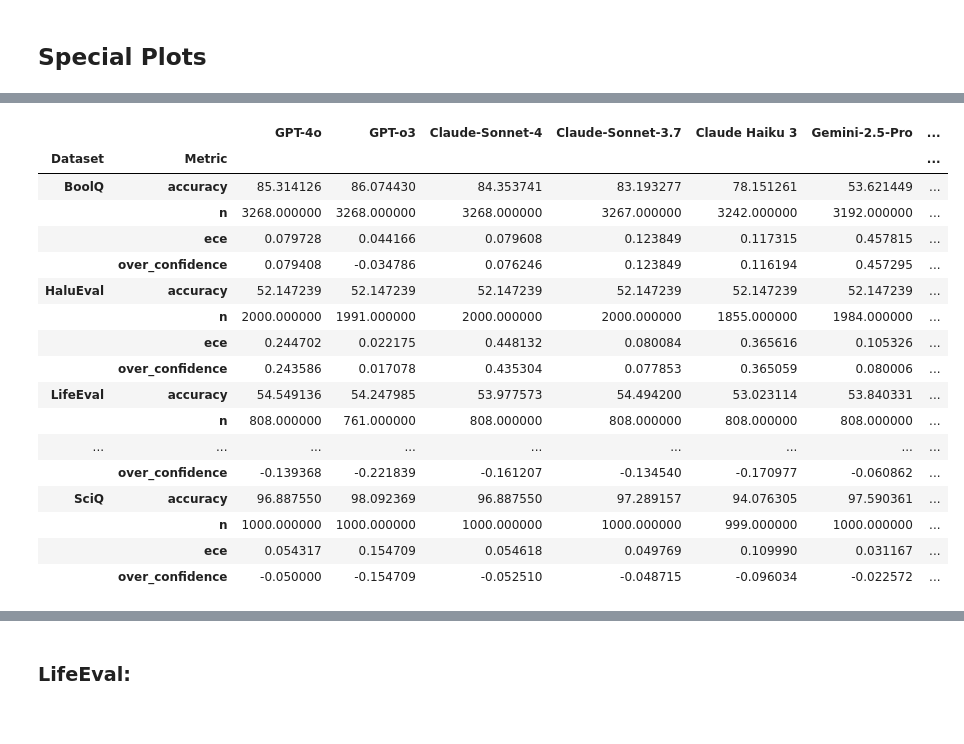
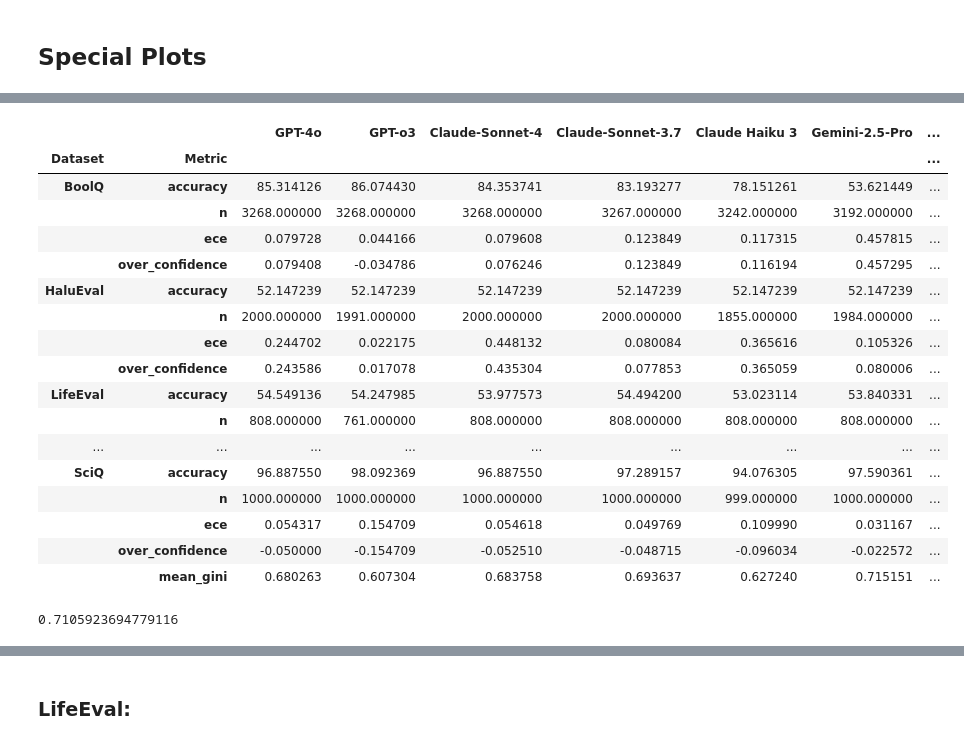
Before and after one commit to NoamMichael/Comparing-Confidence-in-LLMs, a Jupyter notebook: get_results_analysis.ipynb, the cells around one changed output, grey strips where cells are left out. Drawn from its saved outputs; the diff is of its cells as text; code cells hidden in the pictures.

```diff
--- a/get_results_analysis.ipynb
+++ b/get_results_analysis.ipynb
@@ -2631,7 +2781,7 @@ summary_stats['BoolQ']['over_confidence']
 # %%
 import pandas as pd
 
-metrics = ["accuracy", "n", "ece", "over_confidence"]
+metrics = ["accuracy", "n", "ece", "over_confidence", "mean_gini"]
 rows = []
 
 for dataset, dataset_dict in summary_stats.items():
@@ -2644,38 +2794,42 @@ for dataset, dataset_dict in summary_stats.items():
         for entry in dataset_dict[metric]:
             # unpack tuple
             model_name = entry[0]
             metric_value = entry[1]
             # the rest of entry (entry[2:]) is extra info you may ignore
             row[model_name] = metric_value
 
         rows.append(row)
 
 # Build DataFrame
 table_df = pd.DataFrame(rows)
 
 # Set multi-index for nice formatting
 table_df = table_df.set_index(["Dataset", "Metric"])
 
 display(table_df)
 # %% [output]
 |  |  | GPT-4o | GPT-o3 | Claude-Sonnet-4 | Claude-Sonnet-3.7 | Claude Haiku 3 | Gemini-2.5-Pro | ... |
 | Dataset | Metric |  |  |  |  |  |  | ... |
 | BoolQ | accuracy | 85.314126 | 86.074430 | 84.353741 | 83.193277 | 78.151261 | 53.621449 | ... |
 |  | n | 3268.000000 | 3268.000000 | 3268.000000 | 3267.000000 | 3242.000000 | 3192.000000 | ... |
 |  | ece | 0.079728 | 0.044166 | 0.079608 | 0.123849 | 0.117315 | 0.457815 | ... |
 |  | over_confidence | 0.079408 | -0.034786 | 0.076246 | 0.123849 | 0.116194 | 0.457295 | ... |
 | HaluEval | accuracy | 52.147239 | 52.147239 | 52.147239 | 52.147239 | 52.147239 | 52.147239 | ... |
 |  | n | 2000.000000 | 1991.000000 | 2000.000000 | 2000.000000 | 1855.000000 | 1984.000000 | ... |
 |  | ece | 0.244702 | 0.022175 | 0.448132 | 0.080084 | 0.365616 | 0.105326 | ... |
 |  | over_confidence | 0.243586 | 0.017078 | 0.435304 | 0.077853 | 0.365059 | 0.080006 | ... |
 | LifeEval | accuracy | 54.549136 | 54.247985 | 53.977573 | 54.494200 | 53.023114 | 53.840331 | ... |
 |  | n | 808.000000 | 761.000000 | 808.000000 | 808.000000 | 808.000000 | 808.000000 | ... |
 | ... | ... | ... | ... | ... | ... | ... | ... | ... |
-|  | over_confidence | -0.139368 | -0.221839 | -0.161207 | -0.134540 | -0.170977 | -0.060862 | ... |
 | SciQ | accuracy | 96.887550 | 98.092369 | 96.887550 | 97.289157 | 94.076305 | 97.590361 | ... |
 |  | n | 1000.000000 | 1000.000000 | 1000.000000 | 1000.000000 | 999.000000 | 1000.000000 | ... |
 |  | ece | 0.054317 | 0.154709 | 0.054618 | 0.049769 | 0.109990 | 0.031167 | ... |
 |  | over_confidence | -0.050000 | -0.154709 | -0.052510 | -0.048715 | -0.096034 | -0.022572 | ... |
+|  | mean_gini | 0.680263 | 0.607304 | 0.683758 | 0.693637 | 0.627240 | 0.715151 | ... |
+# %%
+dataset_dict[metric]
+# %% [output]
+0.7105923694779116
 # %%
 # --- clean up metric names ---
 table_df = table_df.rename(index={
```
Also changed, not shown: parts of 18 cells of this notebook, 13 other files.
